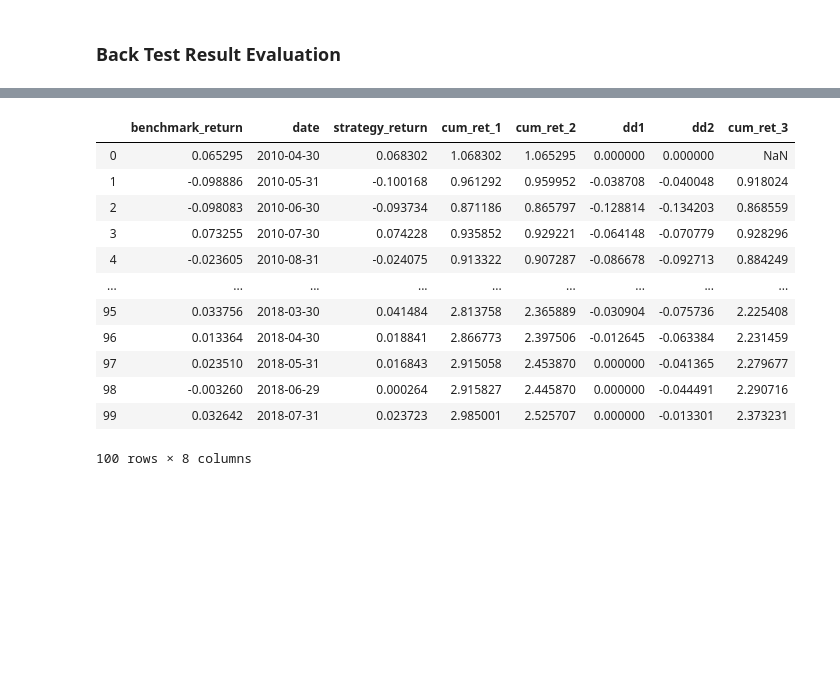
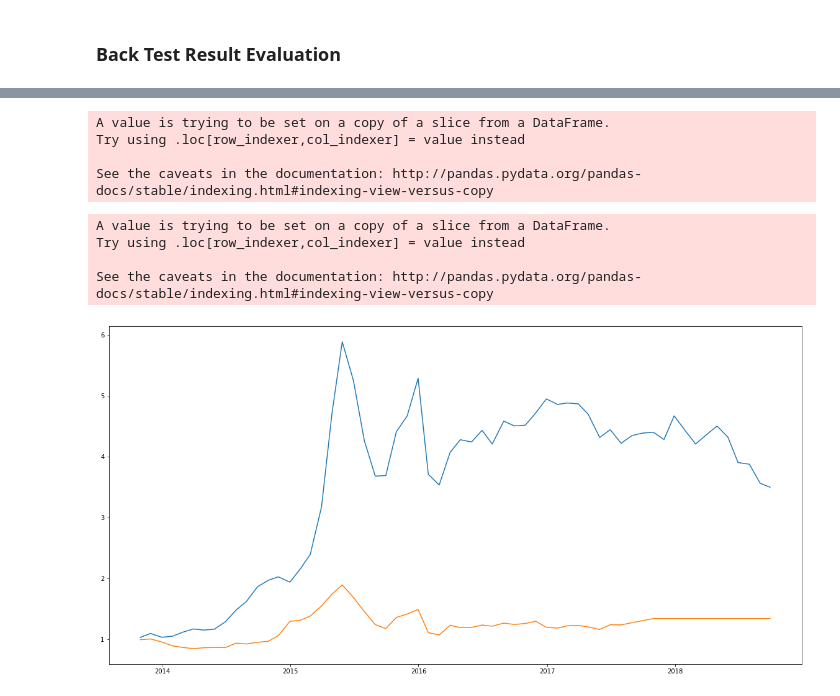
Before and after one commit to wuyue112524/PPP_Optimization, a Jupyter notebook: D_V_0_95_1130.ipynb, the cells around one changed output, grey strips where cells are left out. Saved outputs shown, nothing was run; the diff lists cells and outputs as text; code cells hidden in the pictures; blank space fills up the shorter version.

```diff
--- a/D_V_0_95_1130.ipynb
+++ b/D_V_0_95_1130.ipynb
@@ -164,16 +165,0 @@ plot_multiple_series(final_return_df,"date", ["cum_ret_1","cum_ret_3"])
-# %%
-final_return_df
-# %% [output]
-|  | benchmark_return | date | strategy_return | cum_ret_1 | cum_ret_2 | dd1 | dd2 | cum_ret_3 |
-| 0 | 0.065295 | 2010-04-30 | 0.068302 | 1.068302 | 1.065295 | 0.000000 | 0.000000 | NaN |
-| 1 | -0.098886 | 2010-05-31 | -0.100168 | 0.961292 | 0.959952 | -0.038708 | -0.040048 | 0.918024 |
-| 2 | -0.098083 | 2010-06-30 | -0.093734 | 0.871186 | 0.865797 | -0.128814 | -0.134203 | 0.868559 |
-| 3 | 0.073255 | 2010-07-30 | 0.074228 | 0.935852 | 0.929221 | -0.064148 | -0.070779 | 0.928296 |
-| 4 | -0.023605 | 2010-08-31 | -0.024075 | 0.913322 | 0.907287 | -0.086678 | -0.092713 | 0.884249 |
-| ... | ... | ... | ... | ... | ... | ... | ... | ... |
-| 95 | 0.033756 | 2018-03-30 | 0.041484 | 2.813758 | 2.365889 | -0.030904 | -0.075736 | 2.225408 |
-| 96 | 0.013364 | 2018-04-30 | 0.018841 | 2.866773 | 2.397506 | -0.012645 | -0.063384 | 2.231459 |
-| 97 | 0.023510 | 2018-05-31 | 0.016843 | 2.915058 | 2.453870 | 0.000000 | -0.041365 | 2.279677 |
-| 98 | -0.003260 | 2018-06-29 | 0.000264 | 2.915827 | 2.445870 | 0.000000 | -0.044491 | 2.290716 |
-| 99 | 0.032642 | 2018-07-31 | 0.023723 | 2.985001 | 2.525707 | 0.000000 | -0.013301 | 2.373231 |
-100 rows × 8 columns
@@ -179,0 +172,36 @@ final_return_df
+# %%
+sz_index = stock_index[stock_index['ticker']=='399001.SZ']
+sz_index['date']= pd.to_datetime(sz_index['date'])
+sz_index = sz_index[sz_index['date']>='2013-10-31']
+obj_cum = ModelFreeEvaluation(sz_index['price'],ret_date = sz_index['date'])
+sz_index['sz_cum_ret'] = obj_cum.cum_ret_calculation()
+# %% [output]
+A value is trying to be set on a copy of a slice from a DataFrame.
+Try using .loc[row_indexer,col_indexer] = value instead
+
+See the caveats in the documentation: http://pandas.pydata.org/pandas-docs/stable/indexing.html#indexing-view-versus-copy
+# %%
+ss_index = stock_index[stock_index['ticker']=='000001.SS']
+ss_index['date']= pd.to_datetime(ss_index['date'])
+ss_index = ss_index[ss_index['date']>='2013-10-31']
+obj_cum = ModelFreeEvaluation(ss_index['price'],ret_date = ss_index['date'])
+ss_index['ss_cum_ret'] = obj_cum.cum_ret_calculation()
+# %%
+sz300 = stock_index[stock_index['ticker']=='000300.SS']
+sz300['date']= pd.to_datetime(sz300['date'])
+sz300 = sz300[sz300['date']>='2013-10-31']
+obj_cum = ModelFreeEvaluation(sz300['price'],ret_date = sz300['date'])
+sz300['sz300_cum_ret'] = obj_cum.cum_ret_calculation()
+# %% [output]
+A value is trying to be set on a copy of a slice from a DataFrame.
+Try using .loc[row_indexer,col_indexer] = value instead
+
+See the caveats in the documentation: http://pandas.pydata.org/pandas-docs/stable/indexing.html#indexing-view-versus-copy
+# %%
+final_return_df = final_return_df.merge(sz_index,how='left',on='date')
+final_return_df = final_return_df.merge(ss_index,how='left',on='date')
+final_return_df = final_return_df.merge(sz300,how='left',on='date')
+# %%
+plot_multiple_series(final_return_df,"date", ["cum_ret_1","sz_cum_ret"])
+# %% [output]
+[figure, added]
```
Also changed, not shown: parts of 17 cells of this notebook, 3 other files.
